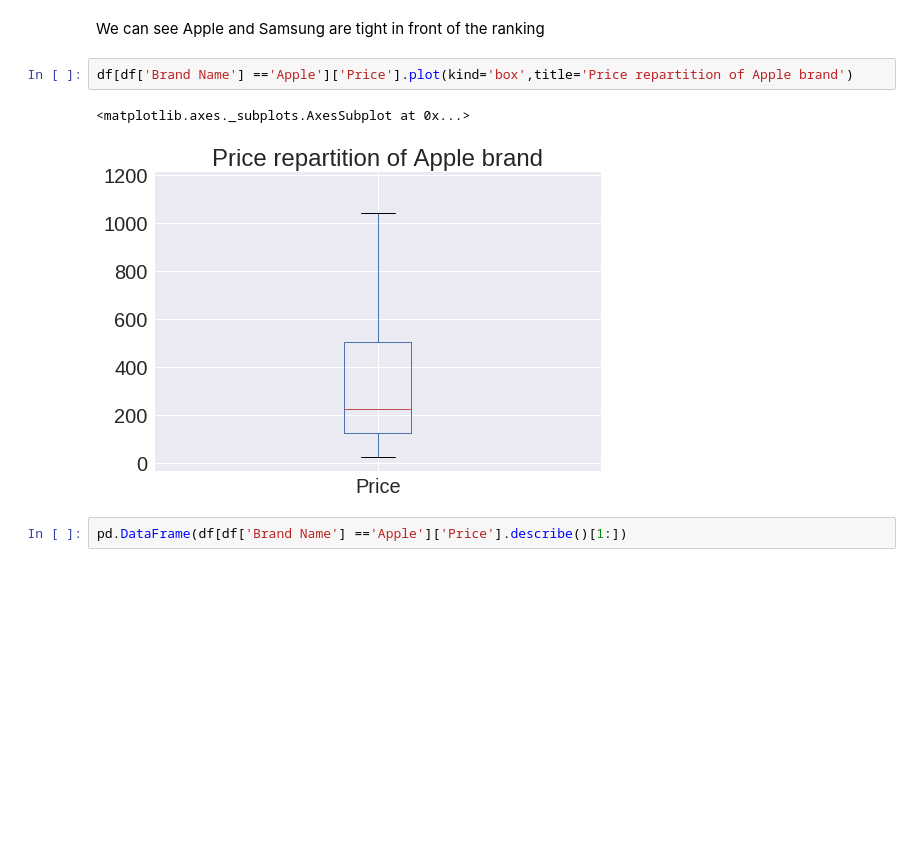
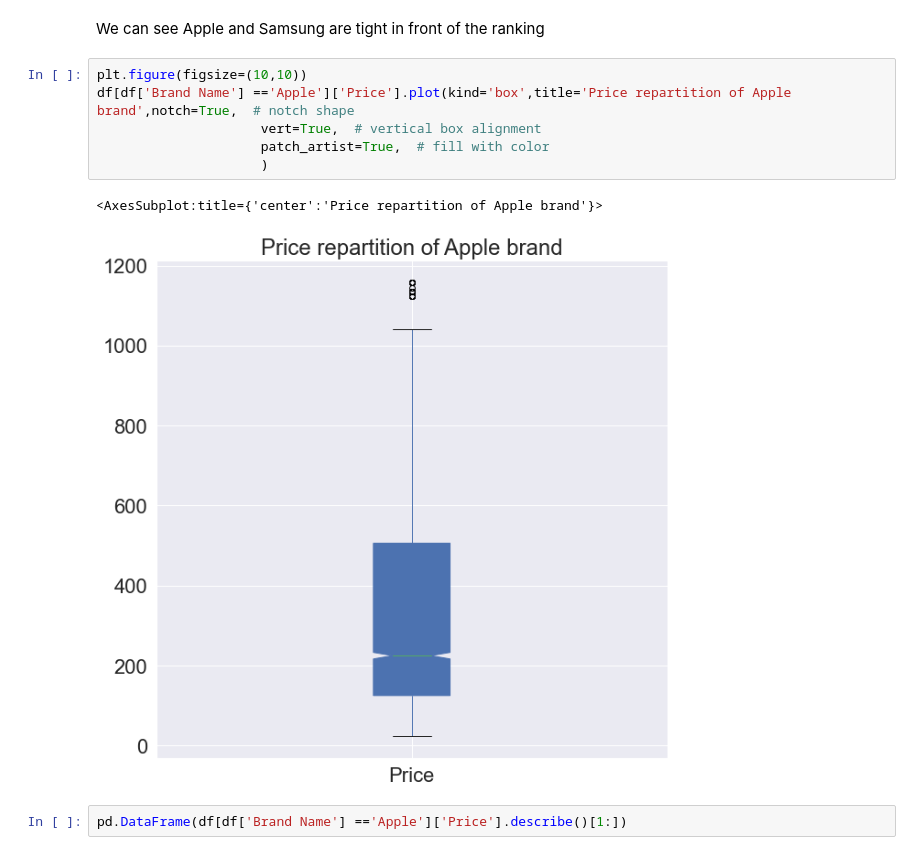
Before and after one commit to thomastrg/SentimentAnalysis_AmazonReviews, a Jupyter notebook: Case+Study+-+Sentiment+Analysis.ipynb, the cells around one changed output. Drawn from its saved outputs; the diff is of its cells as text; blank space fills up the shorter version.

```diff
--- a/Case+Study+-+Sentiment+Analysis.ipynb
+++ b/Case+Study+-+Sentiment+Analysis.ipynb
@@ -88,10 +110,14 @@ plt.title("Count of rates higher than 4 given by users", y=1.1);
 # %% [markdown]
 We can see Apple and Samsung are tight in front of the ranking
 # %%
-df[df['Brand Name'] =='Apple']['Price'].plot(kind='box',title='Price repartition of Apple brand')
+plt.figure(figsize=(10,10))
+df[df['Brand Name'] =='Apple']['Price'].plot(kind='box',title='Price repartition of Apple brand',notch=True,  # notch shape
+                     vert=True,  # vertical box alignment
+                     patch_artist=True,  # fill with color
+                     )
 # %% [output]
-<matplotlib.axes._subplots.AxesSubplot at 0x...>
+<AxesSubplot:title={'center':'Price repartition of Apple brand'}>
-[figure, old version]
+[figure, new version]
 # %%
 pd.DataFrame(df[df['Brand Name'] =='Apple']['Price'].describe()[1:])
 # %% [output]
```
Also changed, not shown: parts of 28 cells of this notebook.
